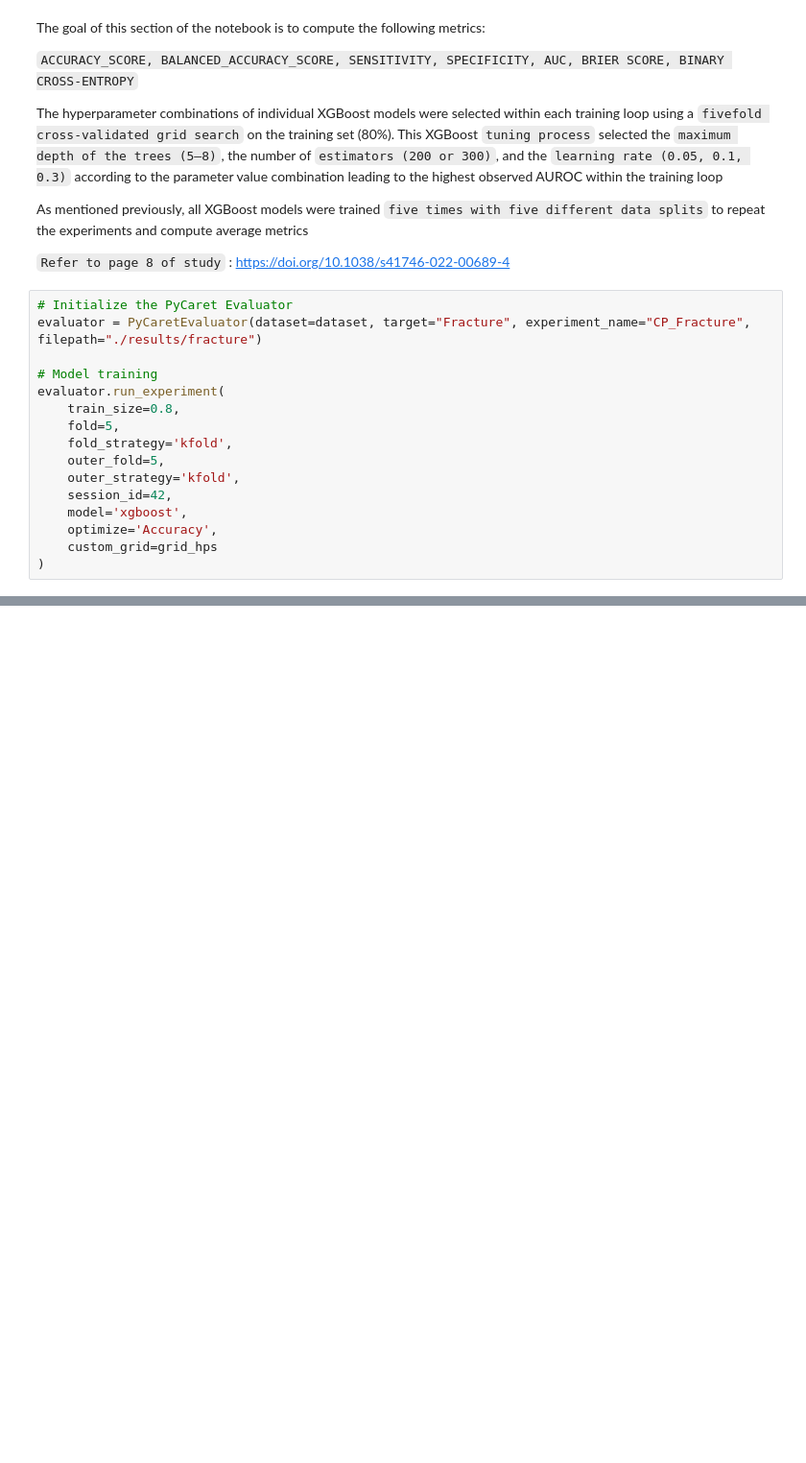
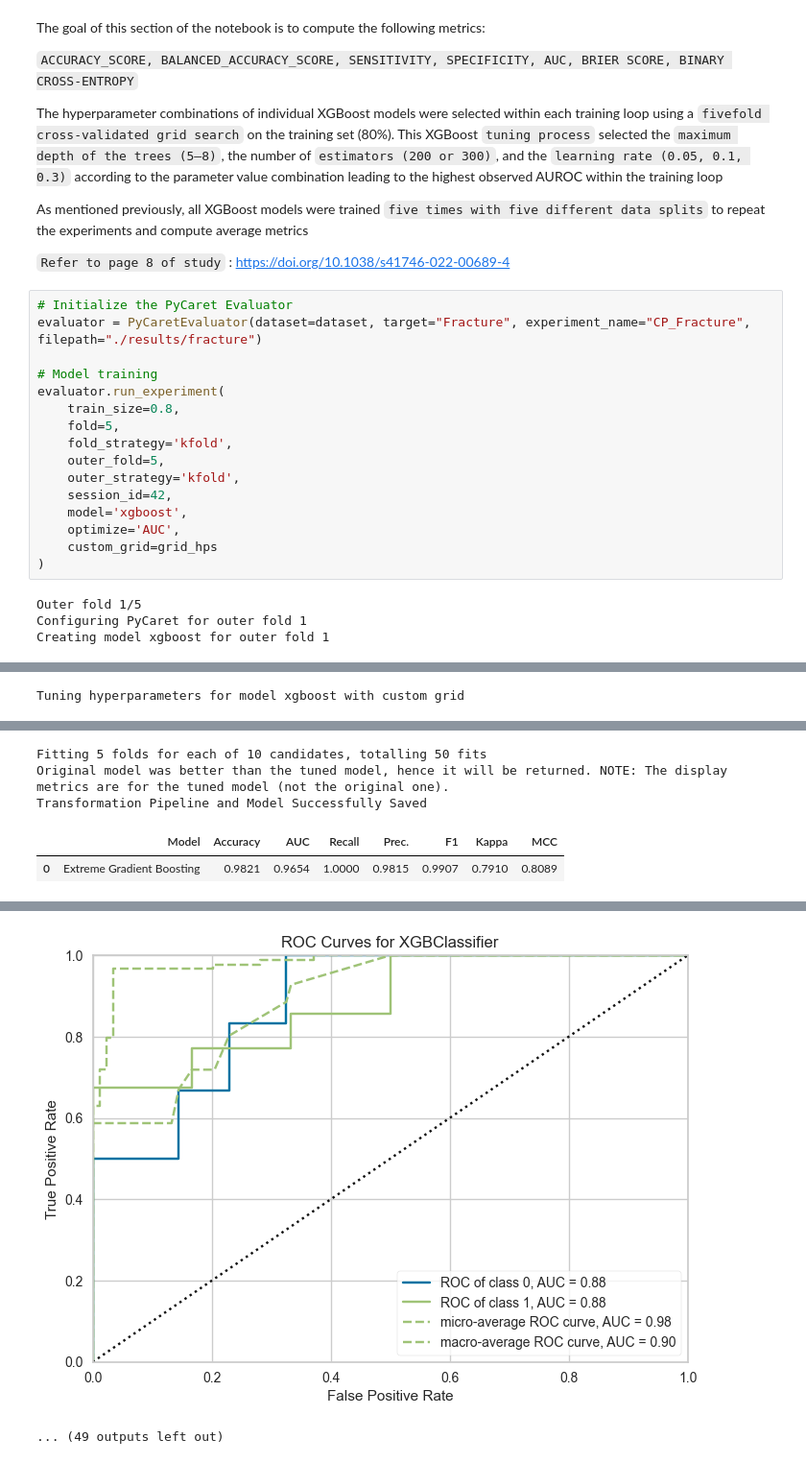
Before and after one commit to mariemkallel16/HAIM_PyCaret, a Jupyter notebook: notebooks/fracture.ipynb, the cells around one changed output, grey strips where cells are left out. Shown: that part at 96% size. Drawn from its saved outputs; the diff is of its cells as text; blank space fills up the shorter version.

```diff
--- a/notebooks/fracture.ipynb
+++ b/notebooks/fracture.ipynb
@@ -87,6 +87,10 @@ evaluator.run_experiment(
     outer_strategy='kfold',
     session_id=42,
     model='xgboost',
-    optimize='Accuracy',
+    optimize='AUC',
     custom_grid=grid_hps
 )
+# %% [output]
+Outer fold 1/5
+Configuring PyCaret for outer fold 1
+Creating model xgboost for outer fold 1
@@ -92,0 +108 @@ evaluator.run_experiment(
+Tuning hyperparameters for model xgboost with custom grid
@@ -92,0 +120,5 @@ evaluator.run_experiment(
+Fitting 5 folds for each of 10 candidates, totalling 50 fits
+Original model was better than the tuned model, hence it will be returned. NOTE: The display metrics are for the tuned model (not the original one).
+Transformation Pipeline and Model Successfully Saved
+|  | Model | Accuracy | AUC | Recall | Prec. | F1 | Kappa | MCC |
+| 0 | Extreme Gradient Boosting | 0.9821 | 0.9654 | 1.0000 | 0.9815 | 0.9907 | 0.7910 | 0.8089 |
@@ -92,0 +126,2 @@ evaluator.run_experiment(
+[figure, added]
+... (49 outputs left out)
```
Also changed, not shown: parts of 3 cells of this notebook, 12 other files.
